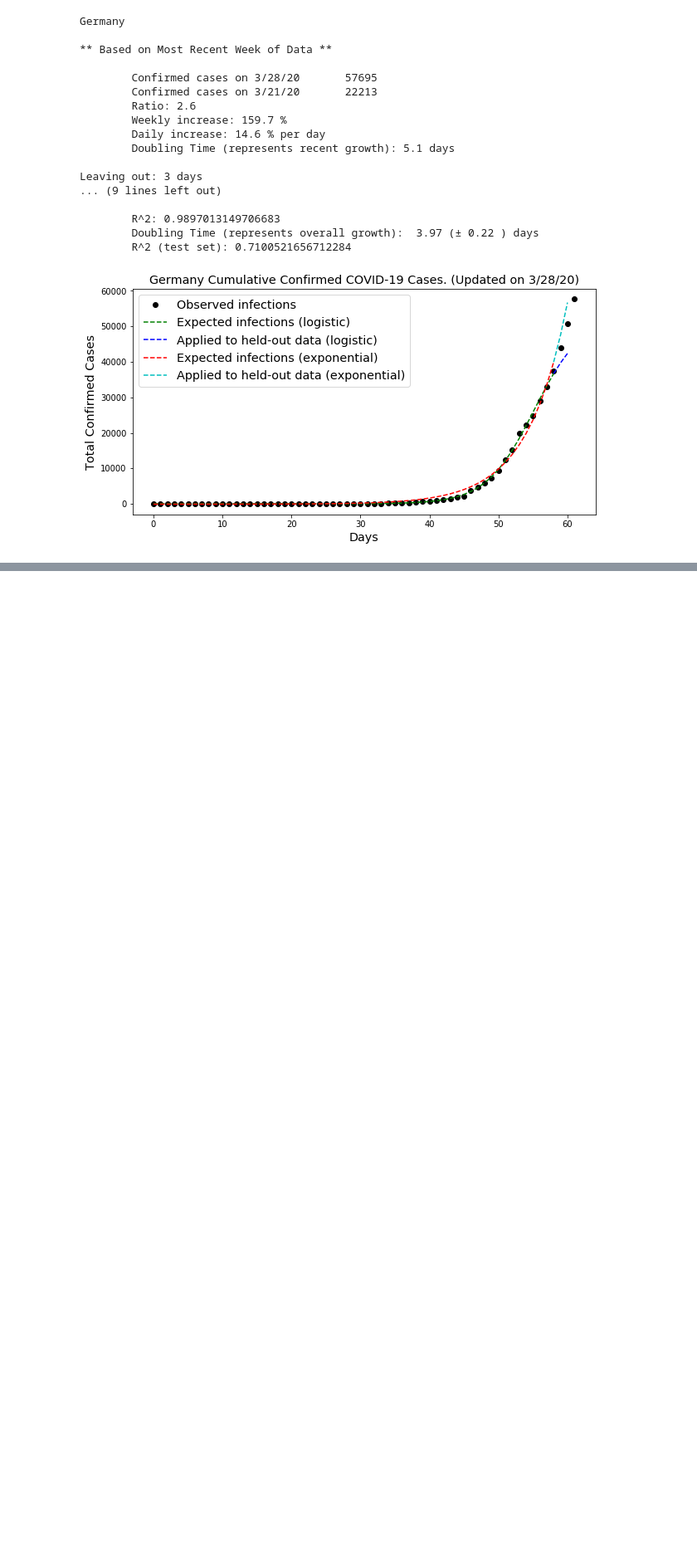
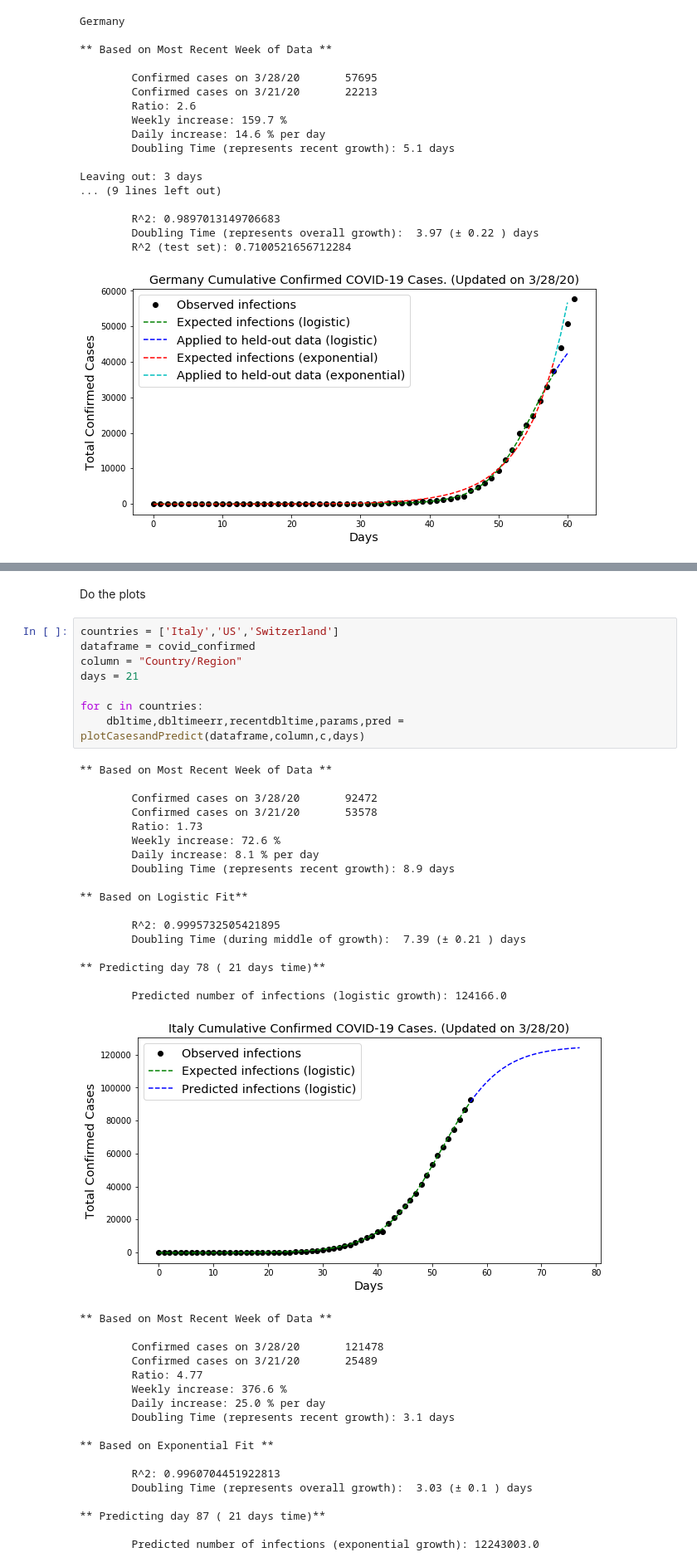
Before and after one commit to othrif/covics-19, a Jupyter notebook: model_building/modeling_covics.ipynb, the cells around one changed output, grey strips where cells are left out. Shown at 83% size. Drawn from its saved outputs; the diff is of its cells as text; blank space fills up the shorter version.

Commit message:
modified plotCases function to make plots

```diff
--- a/model_building/modeling_covics.ipynb
+++ b/model_building/modeling_covics.ipynb
@@ -1011,0 +1516,46 @@ Leaving out: 3 days
+# %% [markdown]
+Do the plots
+# %%
+countries = ['Italy','US','Switzerland']
+dataframe = covid_confirmed
+column = "Country/Region"
+days = 21
+
+for c in countries:
+    dbltime,dbltimeerr,recentdbltime,params,pred = plotCasesandPredict(dataframe,column,c,days)
+# %% [output]
+** Based on Most Recent Week of Data **
+
+        Confirmed cases on 3/28/20       92472
+        Confirmed cases on 3/21/20       53578
+        Ratio: 1.73
+        Weekly increase: 72.6 %
+        Daily increase: 8.1 % per day
+        Doubling Time (represents recent growth): 8.9 days
+
+** Based on Logistic Fit**
+
+        R^2: 0.9995732505421895
+        Doubling Time (during middle of growth):  7.39 (± 0.21 ) days
+
+** Predicting day 78 ( 21 days time)**
+
+        Predicted number of infections (logistic growth): 124166.0
+[figure, added]
+** Based on Most Recent Week of Data **
+
+        Confirmed cases on 3/28/20       121478
+        Confirmed cases on 3/21/20       25489
+        Ratio: 4.77
+        Weekly increase: 376.6 %
+        Daily increase: 25.0 % per day
+        Doubling Time (represents recent growth): 3.1 days
+
+** Based on Exponential Fit **
+
+        R^2: 0.9960704451922813
+        Doubling Time (represents overall growth):  3.03 (± 0.1 ) days
+
+** Predicting day 87 ( 21 days time)**
+
+        Predicted number of infections (exponential growth): 12243003.0
```
Also changed, not shown: parts of 12 cells of this notebook.
